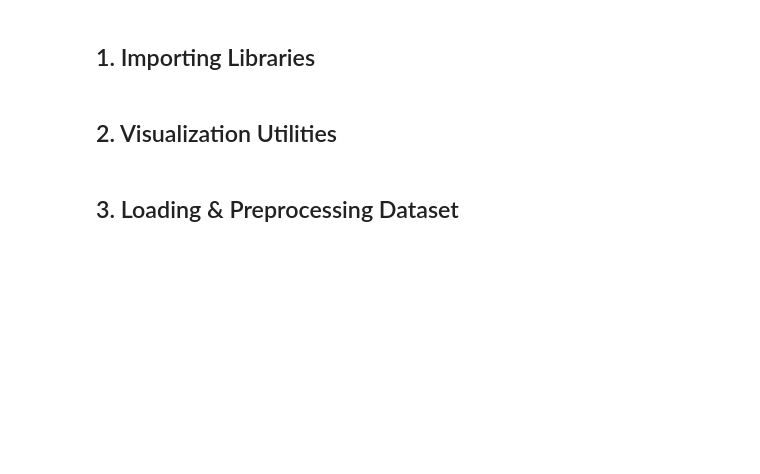
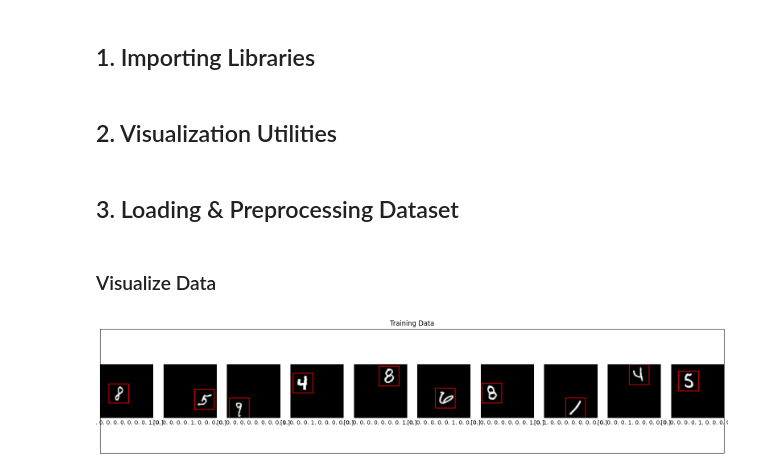
Before and after one commit to CodeByD3v/ML-Experiments, a Jupyter notebook: Object Detection/Handwritten Digits/notebook/Object_Detection_Classification_and_Localization.ipynb, the cells around one changed output. Cells and saved outputs as stored; diff of their text form; code cells hidden in the pictures; blank space fills up the shorter version.

```diff
--- a/Object Detection/Handwritten Digits/notebook/Object_Detection_Classification_and_Localization.ipynb
+++ b/Object Detection/Handwritten Digits/notebook/Object_Detection_Classification_and_Localization.ipynb
@@ -177,8 +206,8 @@ def display_digits_with_boxes(digits, predictions, labels, pred_bboxes, bboxes,
         plt.xticks([])
         plt.yticks([])
 
-        if n_predictions[i] != n_labels[i]:
-            ax.xaxis.label.set_color('red')
+        if np.argmax(n_predictions[i]) != np.argmax(n_labels[i]):
+          ax.xaxis.label.set_color('red')
 
         plt.imshow(img_to_draw)
 
@@ -236,0 +274,6 @@ def get_validation_dataset():
+# %% [markdown]
+### Visualize Data
+# %%
+display_digits_with_boxes(training_digits , training_labels , training_labels, np.array([]) , training_bboxes , np.array([]) , "Training Data")
+# %% [output]
+[figure, added]
```
Also changed, not shown: parts of 5 cells of this notebook.
